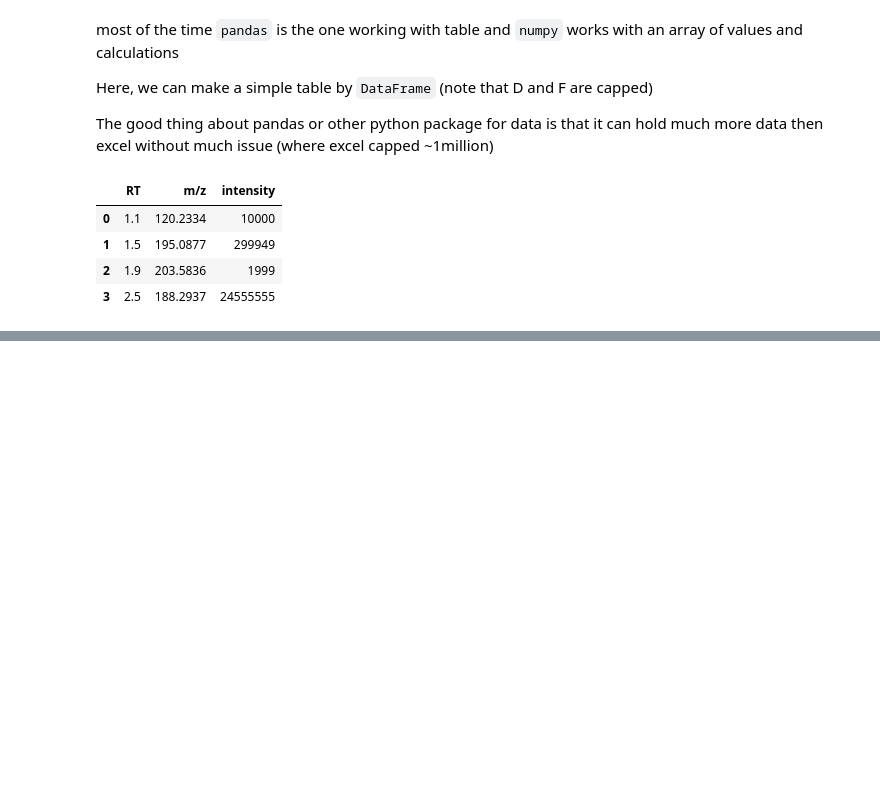
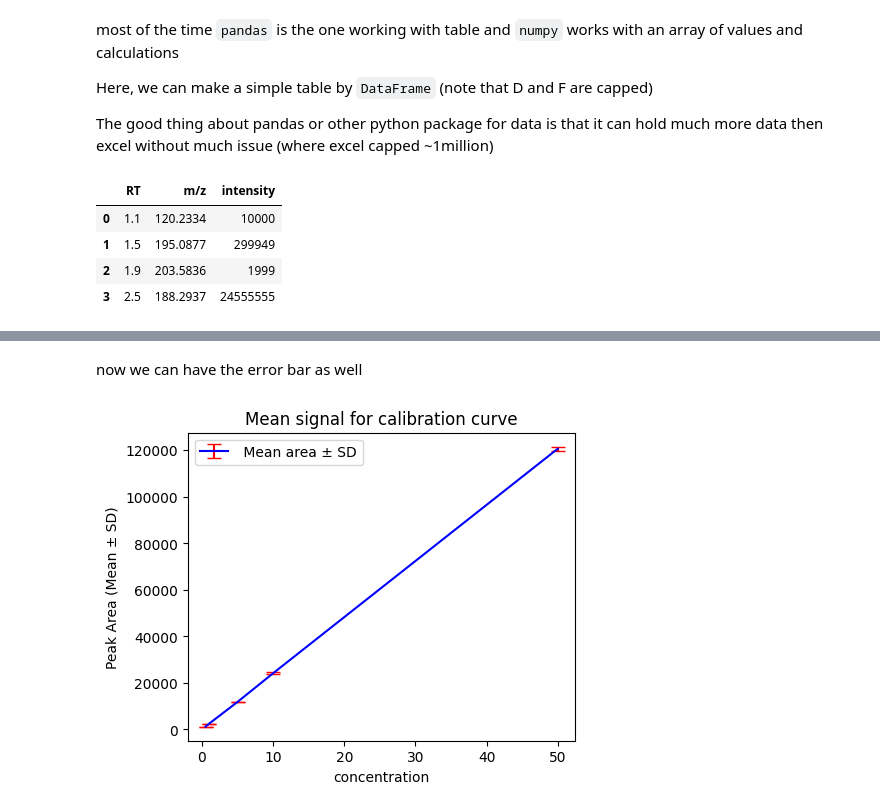
Before and after one commit to WenWaynecheng/Intro_to_data_analysis_for_ZhaoGroup_UofA, a Jupyter notebook: Python/01_intro_to_python.ipynb, the cells around one changed output, grey strips where cells are left out. Drawn from its saved outputs; the diff is of its cells as text; code cells hidden in the pictures; blank space fills up the shorter version.

```diff
--- a/Python/01_intro_to_python.ipynb
+++ b/Python/01_intro_to_python.ipynb
@@ -106,0 +205,3 @@ file_path = os.path.join(current_path, "Sample data", "tube_furnace_positive_mod
+# %%
+cal_data_Stats = cal_data.groupby('Concentration')["Peak_Area"].agg(["mean","median","std"]).reset_index()
+cal_data_Stats
@@ -106,0 +215,22 @@ file_path = os.path.join(current_path, "Sample data", "tube_furnace_positive_mod
+# %% [markdown]
+now we can have the error bar as well
+# %%
+plt.figure(figsize=(5, 4))
+
+plt.errorbar(
+    x=cal_data_Stats['Concentration'],
+    y=cal_data_Stats['mean'],
+    yerr=cal_data_Stats['std'],
+    color='b',
+    ecolor='red',
+    capsize=5,
+    label=' Mean area ± SD'
+)
+
+plt.title('Mean signal for calibration curve')
+plt.xlabel('concentration')
+plt.ylabel('Peak Area (Mean ± SD)')
+plt.legend()
+plt.show()
+# %% [output]
+[figure, added]
```
Also changed, not shown: parts of 13 cells of this notebook, 1 other file.
